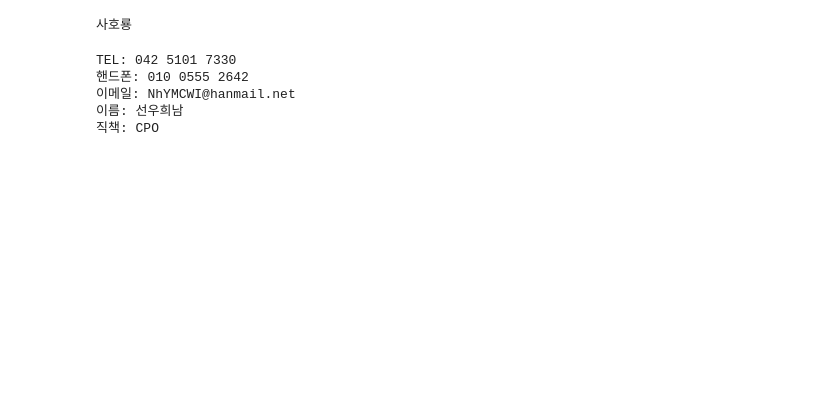
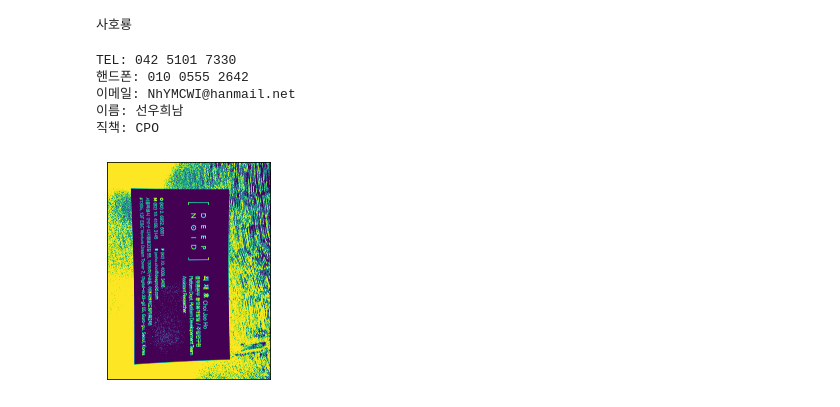
Before and after one commit to ler0n/post-ocr-parsing, a Jupyter notebook: data/pickle/tmp.ipynb, the cells around one changed output. Saved outputs shown, nothing was run; the diff lists cells and outputs as text; code cells hidden in the pictures; blank space fills up the shorter version.

```diff
--- a/data/pickle/tmp.ipynb
+++ b/data/pickle/tmp.ipynb
@@ -94,0 +99,13 @@ TEL: 042 5101 7330
+# %%
+image = cv2.imread('../image/1.jpg')
+image_gray = cv2.imread('../image/1.jpg', cv2.IMREAD_GRAYSCALE)
+gray = cv2.cvtColor(image, cv2.COLOR_RGB2GRAY)
+ret, binary = cv2.threshold(gray, 130, 255, cv2.THRESH_BINARY)
+binary = cv2.bitwise_not(binary)
+# %%
+plt.imshow(binary)
+plt.xticks([])
+plt.yticks([])
+plt.show()
+# %% [output]
+[figure, added]
```
Also changed, not shown: parts of 3 cells of this notebook, 2 other files.
